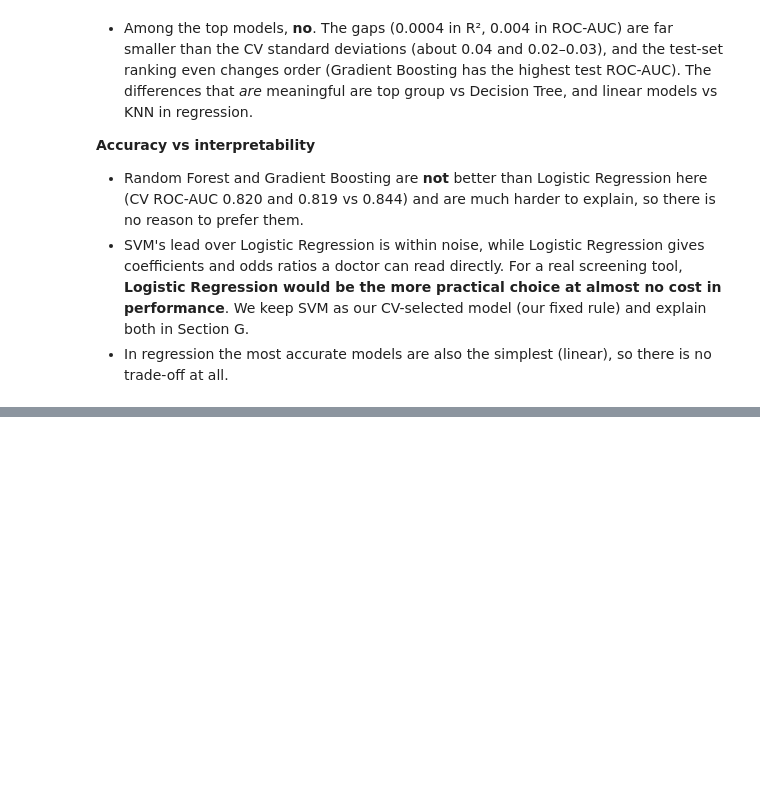
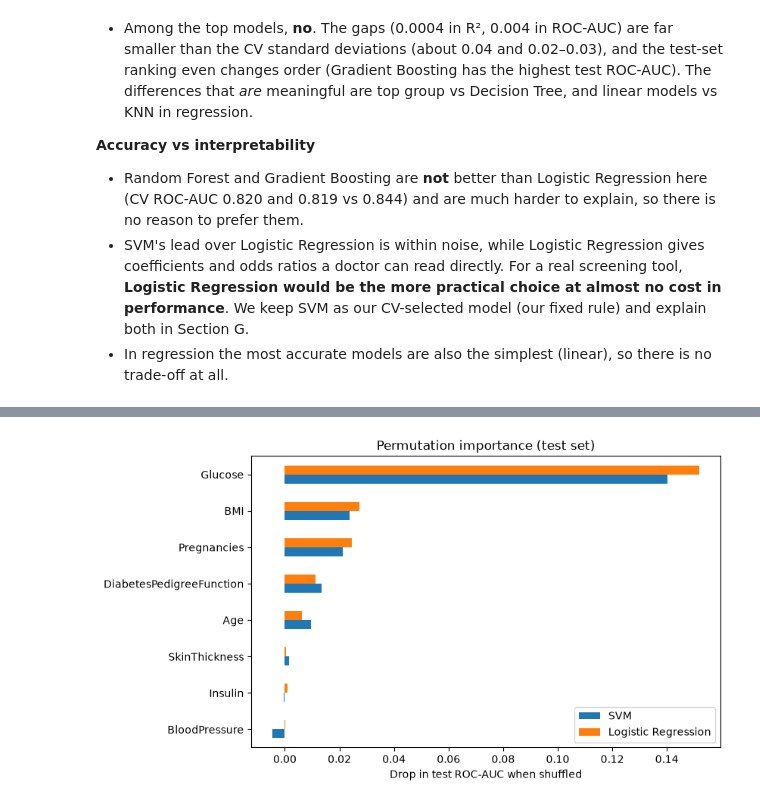
Before and after one commit to aggamsingh/diabetes-risk, a Jupyter notebook: diabetes_risk.ipynb, the cells around one changed output, grey strips where cells are left out. Drawn from its saved outputs; the diff is of its cells as text; code cells hidden in the pictures; blank space fills up the shorter version.

```diff
--- a/diabetes_risk.ipynb
+++ b/diabetes_risk.ipynb
@@ -1158,0 +1168,9 @@ tuning.round(4)
+# %%
+import shap
+from sklearn.inspection import permutation_importance
+
+lr_best = lr_grid.best_estimator_
+coef = lr_best.named_steps["model"].coef_[0]
+
+odds = pd.DataFrame({"coefficient": coef, "odds ratio": np.exp(coef)}, index=X_train_pima.columns)
+odds.sort_values("odds ratio", ascending=False).round(3)
@@ -1158,0 +1197,15 @@ tuning.round(4)
+# %%
+perm_svm = permutation_importance(best_clf, X_test_pima, y_test_pima, scoring="roc_auc",
+                                  n_repeats=20, random_state=RANDOM_STATE)
+perm_lr = permutation_importance(lr_best, X_test_pima, y_test_pima, scoring="roc_auc",
+                                 n_repeats=20, random_state=RANDOM_STATE)
+
+perm = pd.DataFrame({"SVM": perm_svm.importances_mean, "Logistic Regression": perm_lr.importances_mean},
+                    index=X_test_pima.columns).sort_values("SVM")
+perm.plot(kind="barh", figsize=(8, 5))
+plt.xlabel("Drop in test ROC-AUC when shuffled")
+plt.title("Permutation importance (test set)")
+plt.savefig("figures/fig18_permutation_importance.png", dpi=150, bbox_inches="tight")
+plt.show()
+# %% [output]
+[figure, added]
```
Also changed, not shown: parts of 28 cells of this notebook, 11 other files.
